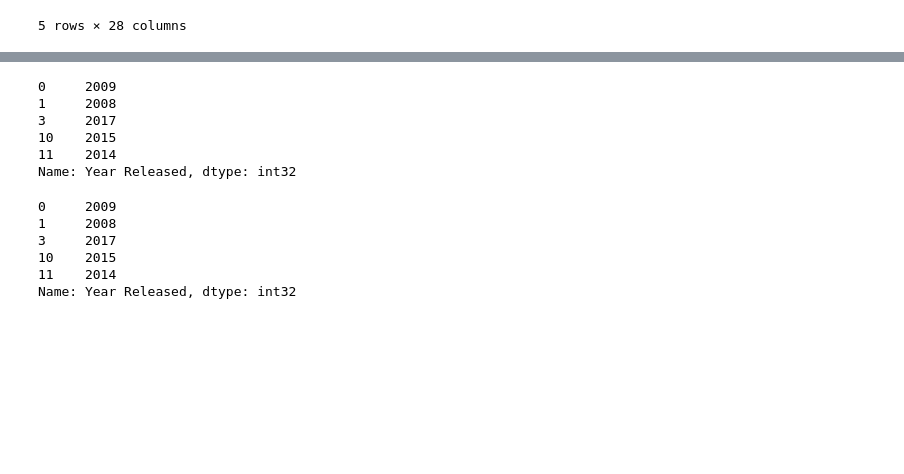
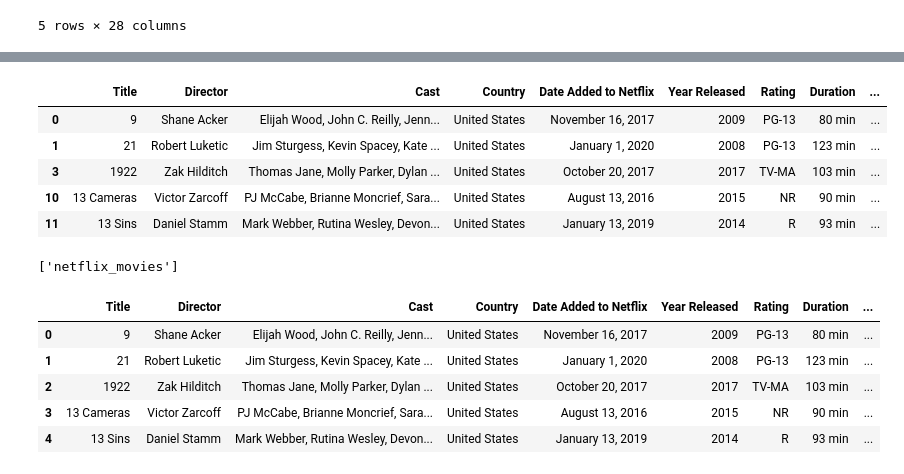
Before and after one commit to mohamed031505/ELT_Project_1, a Jupyter notebook: CleanData.ipynb, the cells around one changed output, grey strips where cells are left out. Drawn from its saved outputs; the diff is of its cells as text; code cells hidden in the pictures; blank space fills up the shorter version.

```diff
--- a/CleanData.ipynb
+++ b/CleanData.ipynb
@@ -131,0 +168,10 @@ merged_df.head()
+# %%
+merged_df = merged_df[["Title", "Director", "Cast", "Country", "Date Added to Netflix", "Year Released", "Rating", "Duration", "Netflix Categories", "Description", "IMDb Rating", "Rotten Tomatoes Rating", "IMDb/Rotten Tomatoes Combined Rating", "Netflix", "Hulu", "Prime Video", "Disney+", "Genres", "Language"]]
+merged_df.head()
+# %% [output]
+|  | Title | Director | Cast | Country | Date Added to Netflix | Year Released | Rating | Duration | ... |
+| 0 | 9 | Shane Acker | Elijah Wood, John C. Reilly, Jenn... | United States | November 16, 2017 | 2009 | PG-13 | 80 min | ... |
+| 1 | 21 | Robert Luketic | Jim Sturgess, Kevin Spacey, Kate ... | United States | January 1, 2020 | 2008 | PG-13 | 123 min | ... |
+| 3 | 1922 | Zak Hilditch | Thomas Jane, Molly Parker, Dylan ... | United States | October 20, 2017 | 2017 | TV-MA | 103 min | ... |
+| 10 | 13 Cameras | Victor Zarcoff | PJ McCabe, Brianne Moncrief, Sara... | United States | August 13, 2016 | 2015 | NR | 90 min | ... |
+| 11 | 13 Sins | Daniel Stamm | Mark Webber, Rutina Wesley, Devon... | United States | January 13, 2019 | 2014 | R | 93 min | ... |
@@ -132,16 +181,7 @@ merged_df.head()
 # %%
+rds_connection_string = f"postgres:{password}@localhost:5432/movies_db"
+engine = create_engine(f'postgresql://{rds_connection_string}')
-# %% [output]
-0     2009
-1     2008
-3     2017
-10    2015
-11    2014
-Name: Year Released, dtype: int32
 # %%
+engine.table_names()
 # %% [output]
-0     2009
-1     2008
-3     2017
-10    2015
-11    2014
-Name: Year Released, dtype: int32
+['netflix_movies']
@@ -147,0 +190,9 @@ Name: Year Released, dtype: int32
+# %%
+pd.read_sql_query('SELECT * FROM netflix_movies', con=engine).head()
+# %% [output]
+|  | Title | Director | Cast | Country | Date Added to Netflix | Year Released | Rating | Duration | ... |
+| 0 | 9 | Shane Acker | Elijah Wood, John C. Reilly, Jenn... | United States | November 16, 2017 | 2009 | PG-13 | 80 min | ... |
+| 1 | 21 | Robert Luketic | Jim Sturgess, Kevin Spacey, Kate ... | United States | January 1, 2020 | 2008 | PG-13 | 123 min | ... |
+| 2 | 1922 | Zak Hilditch | Thomas Jane, Molly Parker, Dylan ... | United States | October 20, 2017 | 2017 | TV-MA | 103 min | ... |
+| 3 | 13 Cameras | Victor Zarcoff | PJ McCabe, Brianne Moncrief, Sara... | United States | August 13, 2016 | 2015 | NR | 90 min | ... |
+| 4 | 13 Sins | Daniel Stamm | Mark Webber, Rutina Wesley, Devon... | United States | January 13, 2019 | 2014 | R | 93 min | ... |
```
Also changed, not shown: parts of 6 cells of this notebook.
